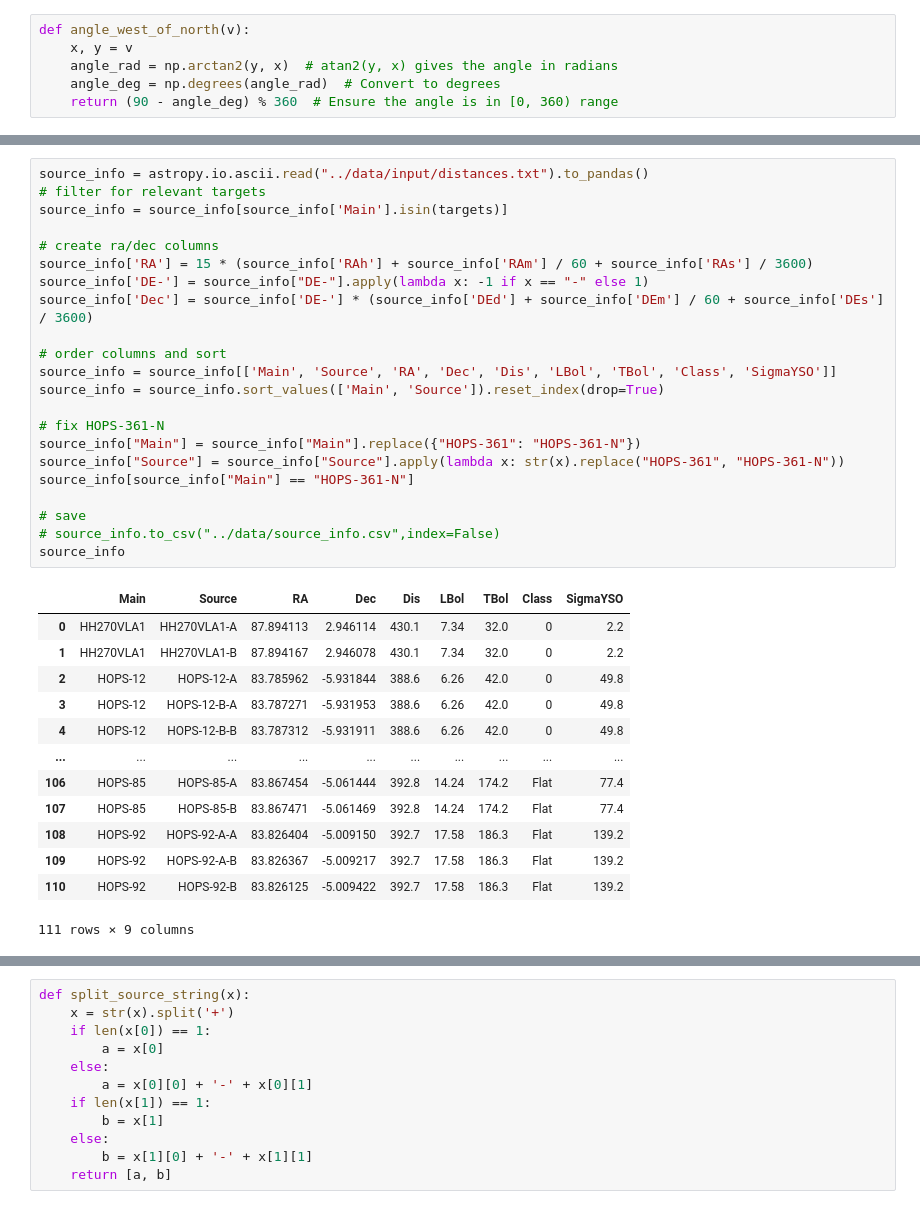
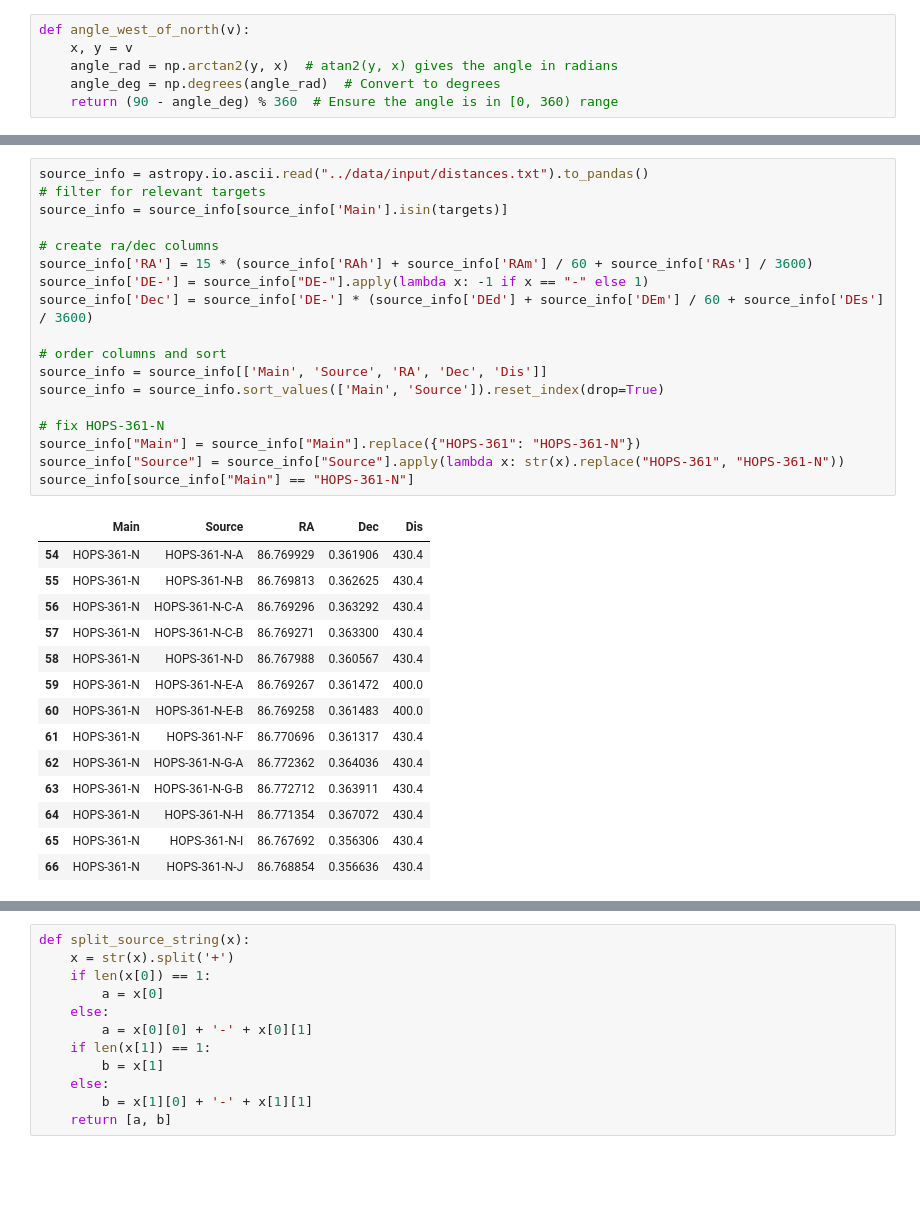
Before and after one commit to ryguy2k4/hops-research, a Jupyter notebook: notebooks/data.ipynb, the cells around one changed output, grey strips where cells are left out. Saved outputs shown, nothing was run; the diff lists cells and outputs as text; blank space fills up the shorter version.

Commit message:
starting work on Perseus data

```diff
--- a/notebooks/data.ipynb
+++ b/notebooks/data.ipynb
@@ -57,36 +86,33 @@ def angle_west_of_north(v):
 # %%
 source_info = astropy.io.ascii.read("../data/input/distances.txt").to_pandas()
 # filter for relevant targets
 source_info = source_info[source_info['Main'].isin(targets)]
 
 # create ra/dec columns
 source_info['RA'] = 15 * (source_info['RAh'] + source_info['RAm'] / 60 + source_info['RAs'] / 3600)
 source_info['DE-'] = source_info["DE-"].apply(lambda x: -1 if x == "-" else 1)
 source_info['Dec'] = source_info['DE-'] * (source_info['DEd'] + source_info['DEm'] / 60 + source_info['DEs'] / 3600)
 
 # order columns and sort
-source_info = source_info[['Main', 'Source', 'RA', 'Dec', 'Dis', 'LBol', 'TBol', 'Class', 'SigmaYSO']]
+source_info = source_info[['Main', 'Source', 'RA', 'Dec', 'Dis']]
 source_info = source_info.sort_values(['Main', 'Source']).reset_index(drop=True)
 
 # fix HOPS-361-N
 source_info["Main"] = source_info["Main"].replace({"HOPS-361": "HOPS-361-N"})
 source_info["Source"] = source_info["Source"].apply(lambda x: str(x).replace("HOPS-361", "HOPS-361-N"))
 source_info[source_info["Main"] == "HOPS-361-N"]
-
-# save
-# source_info.to_csv("../data/source_info.csv",index=False)
-source_info
 # %% [output]
-|  | Main | Source | RA | Dec | Dis | LBol | TBol | Class | SigmaYSO |
-| 0 | HH270VLA1 | HH270VLA1-A | 87.894113 | 2.946114 | 430.1 | 7.34 | 32.0 | 0 | 2.2 |
-| 1 | HH270VLA1 | HH270VLA1-B | 87.894167 | 2.946078 | 430.1 | 7.34 | 32.0 | 0 | 2.2 |
-| 2 | HOPS-12 | HOPS-12-A | 83.785962 | -5.931844 | 388.6 | 6.26 | 42.0 | 0 | 49.8 |
-| 3 | HOPS-12 | HOPS-12-B-A | 83.787271 | -5.931953 | 388.6 | 6.26 | 42.0 | 0 | 49.8 |
-| 4 | HOPS-12 | HOPS-12-B-B | 83.787312 | -5.931911 | 388.6 | 6.26 | 42.0 | 0 | 49.8 |
-| ... | ... | ... | ... | ... | ... | ... | ... | ... | ... |
-| 106 | HOPS-85 | HOPS-85-A | 83.867454 | -5.061444 | 392.8 | 14.24 | 174.2 | Flat | 77.4 |
-| 107 | HOPS-85 | HOPS-85-B | 83.867471 | -5.061469 | 392.8 | 14.24 | 174.2 | Flat | 77.4 |
-| 108 | HOPS-92 | HOPS-92-A-A | 83.826404 | -5.009150 | 392.7 | 17.58 | 186.3 | Flat | 139.2 |
-| 109 | HOPS-92 | HOPS-92-A-B | 83.826367 | -5.009217 | 392.7 | 17.58 | 186.3 | Flat | 139.2 |
-| 110 | HOPS-92 | HOPS-92-B | 83.826125 | -5.009422 | 392.7 | 17.58 | 186.3 | Flat | 139.2 |
+|  | Main | Source | RA | Dec | Dis |
+| 54 | HOPS-361-N | HOPS-361-N-A | 86.769929 | 0.361906 | 430.4 |
+| 55 | HOPS-361-N | HOPS-361-N-B | 86.769813 | 0.362625 | 430.4 |
+| 56 | HOPS-361-N | HOPS-361-N-C-A | 86.769296 | 0.363292 | 430.4 |
+| 57 | HOPS-361-N | HOPS-361-N-C-B | 86.769271 | 0.363300 | 430.4 |
+| 58 | HOPS-361-N | HOPS-361-N-D | 86.767988 | 0.360567 | 430.4 |
+| 59 | HOPS-361-N | HOPS-361-N-E-A | 86.769267 | 0.361472 | 400.0 |
+| 60 | HOPS-361-N | HOPS-361-N-E-B | 86.769258 | 0.361483 | 400.0 |
+| 61 | HOPS-361-N | HOPS-361-N-F | 86.770696 | 0.361317 | 430.4 |
+| 62 | HOPS-361-N | HOPS-361-N-G-A | 86.772362 | 0.364036 | 430.4 |
+| 63 | HOPS-361-N | HOPS-361-N-G-B | 86.772712 | 0.363911 | 430.4 |
+| 64 | HOPS-361-N | HOPS-361-N-H | 86.771354 | 0.367072 | 430.4 |
+| 65 | HOPS-361-N | HOPS-361-N-I | 86.767692 | 0.356306 | 430.4 |
+| 66 | HOPS-361-N | HOPS-361-N-J | 86.768854 | 0.356636 | 430.4 |
-111 rows × 9 columns
```
Also changed, not shown: parts of 2 cells of this notebook, 17 other files.
